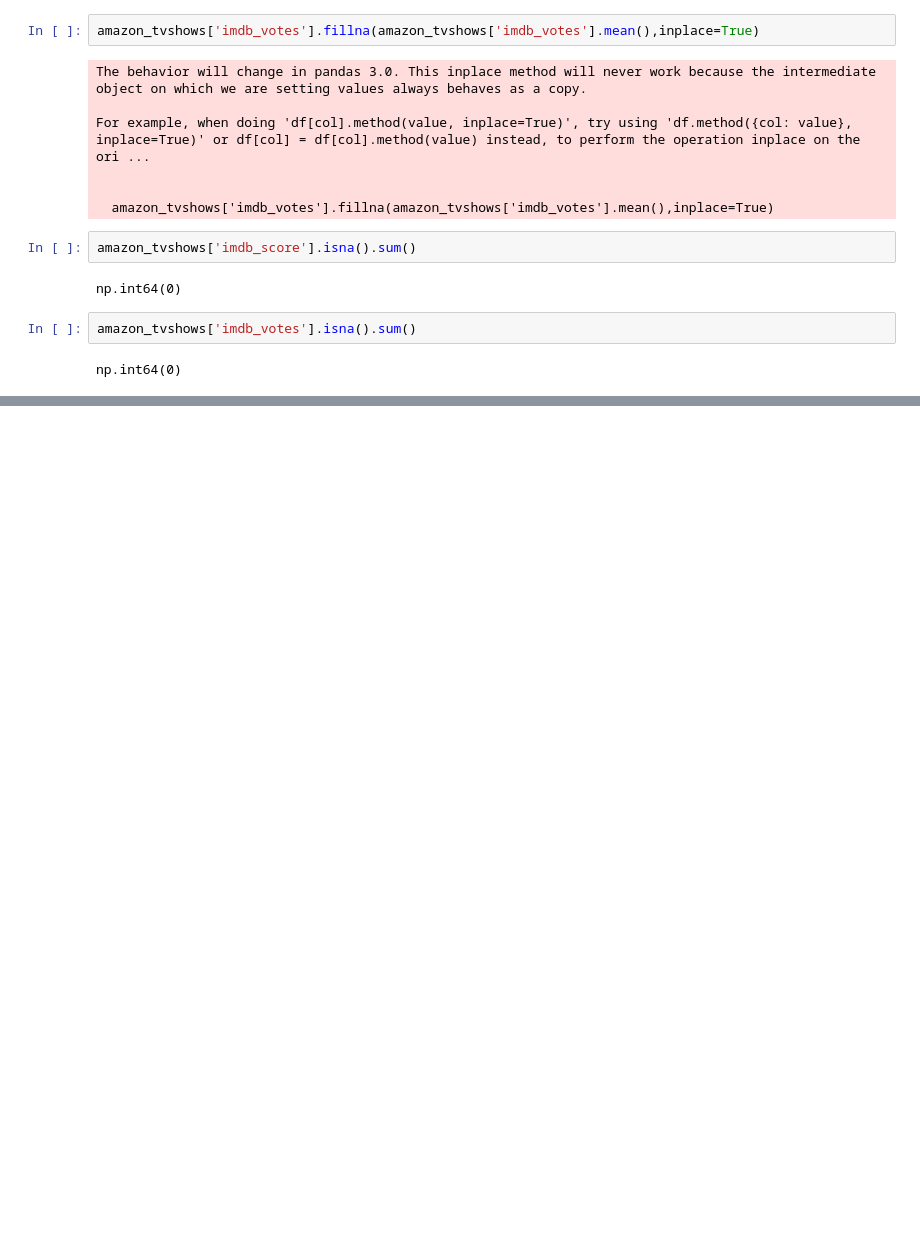
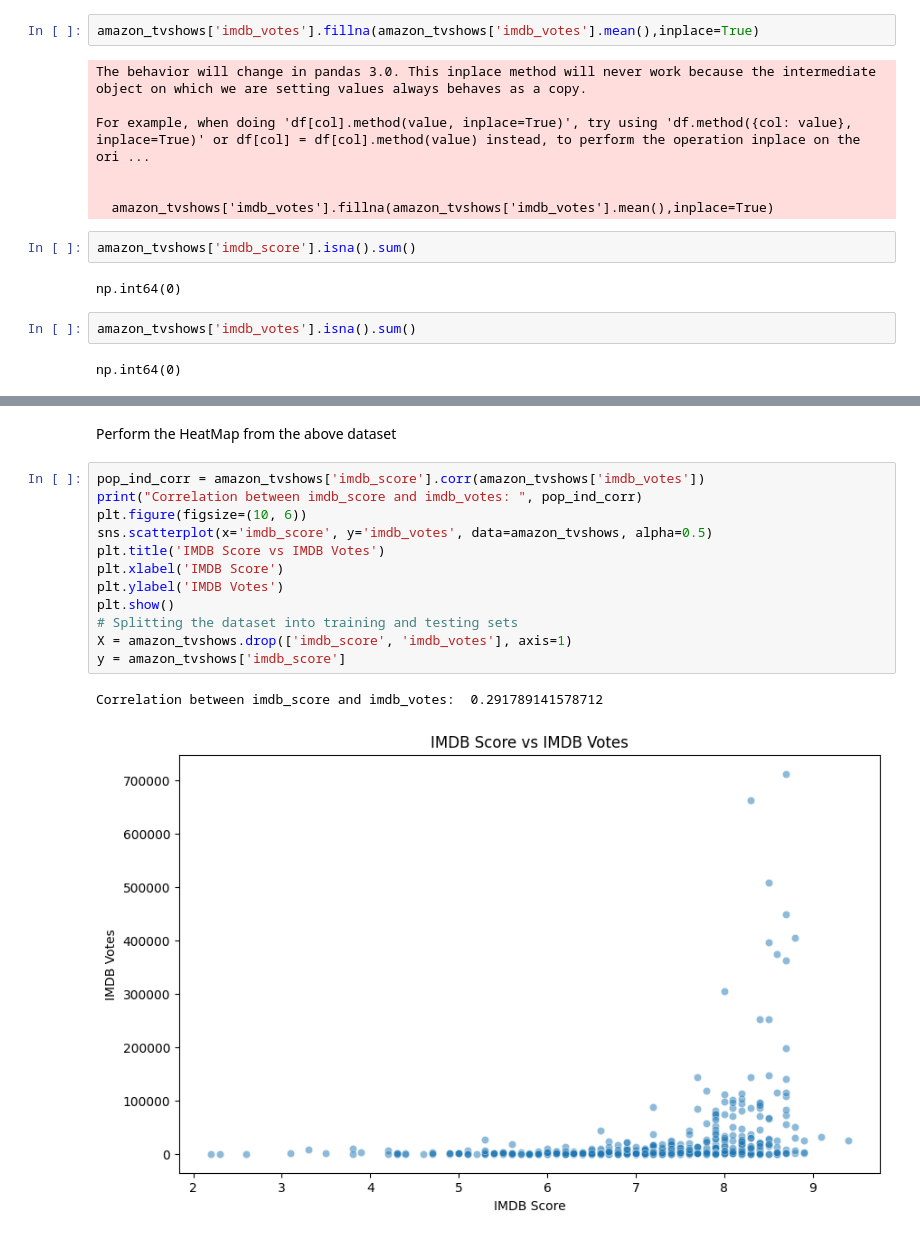
Before and after one commit to gmkumar1988/Data-Analytics-Projects, a Jupyter notebook: AmazonTVShows_Regression.ipynb, the cells around one changed output, grey strips where cells are left out. Saved outputs shown, nothing was run; the diff lists cells and outputs as text; blank space fills up the shorter version.

```diff
--- a/AmazonTVShows_Regression.ipynb
+++ b/AmazonTVShows_Regression.ipynb
@@ -151,0 +211,17 @@ np.int64(0)
+# %% [markdown]
+Perform the HeatMap from the above dataset
+# %%
+pop_ind_corr = amazon_tvshows['imdb_score'].corr(amazon_tvshows['imdb_votes'])
+print("Correlation between imdb_score and imdb_votes: ", pop_ind_corr)
+plt.figure(figsize=(10, 6))
+sns.scatterplot(x='imdb_score', y='imdb_votes', data=amazon_tvshows, alpha=0.5)
+plt.title('IMDB Score vs IMDB Votes')
+plt.xlabel('IMDB Score')
+plt.ylabel('IMDB Votes')
+plt.show()
+# Splitting the dataset into training and testing sets
+X = amazon_tvshows.drop(['imdb_score', 'imdb_votes'], axis=1)
+y = amazon_tvshows['imdb_score']
+# %% [output]
+Correlation between imdb_score and imdb_votes:  0.291789141578712
+[figure, added]
```
Also changed, not shown: parts of 16 cells of this notebook.
